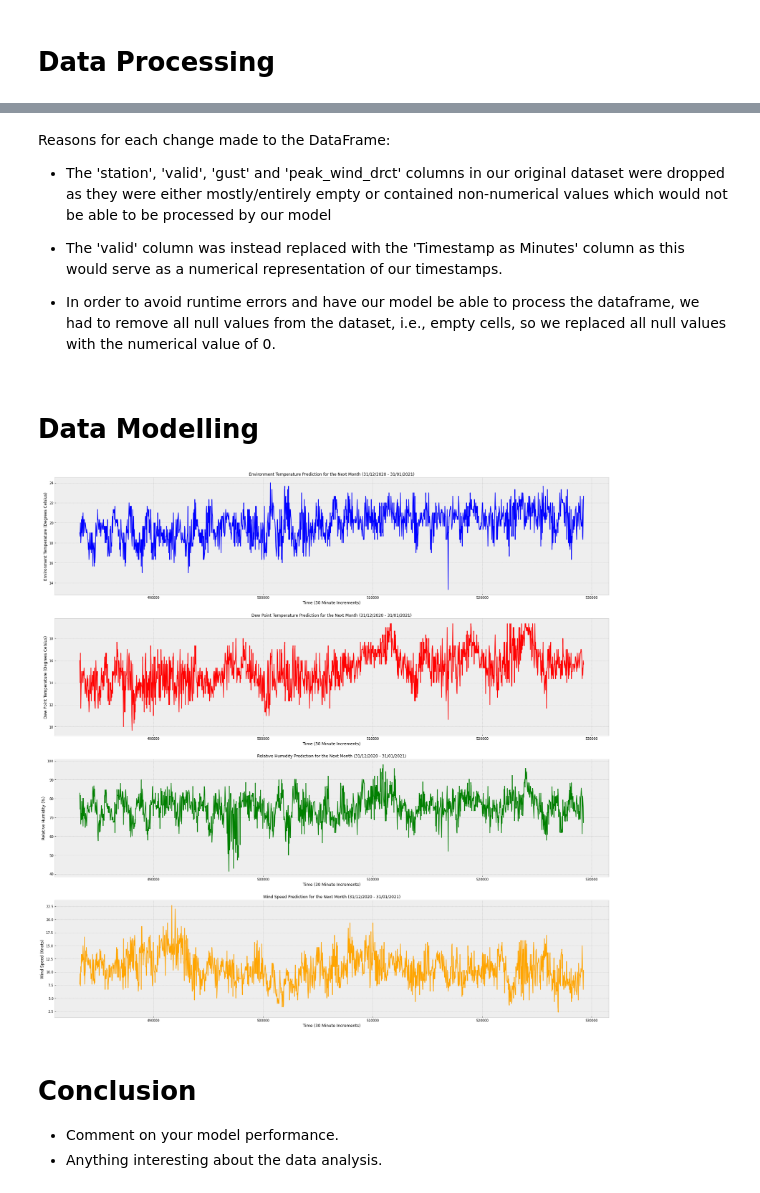
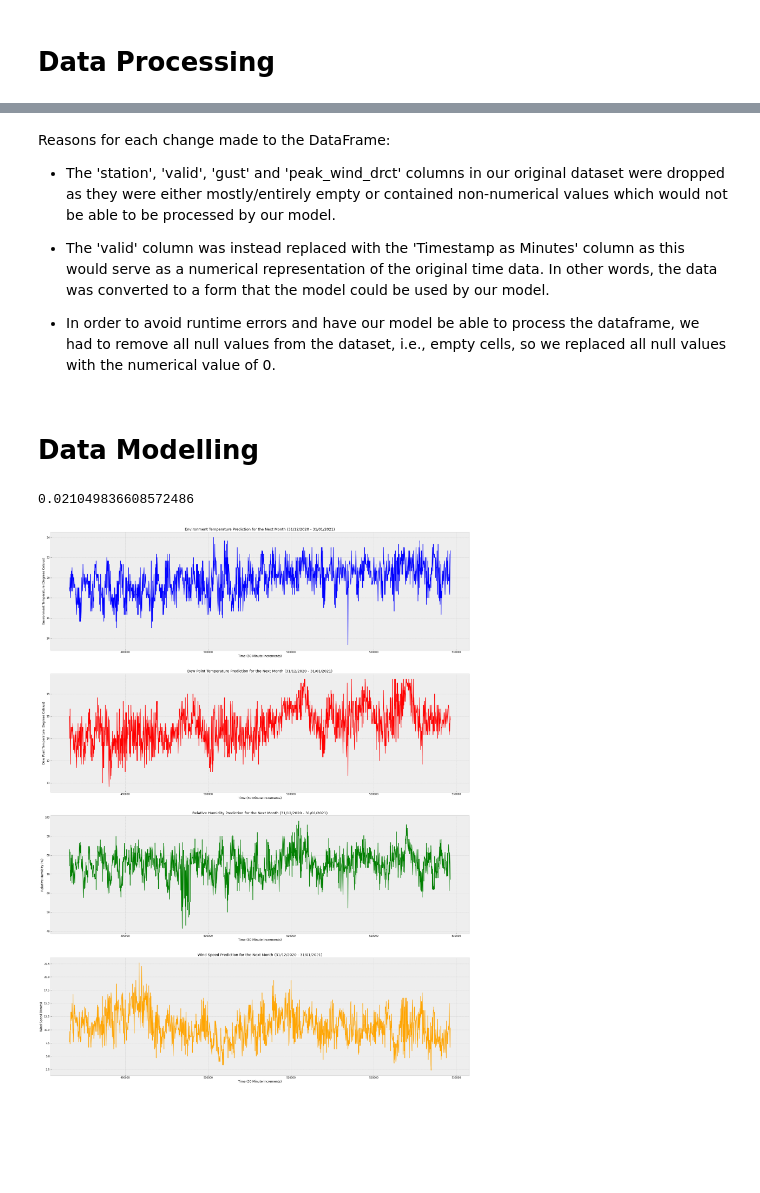
Before and after one commit to mwon369/MSA-Phase-2-2022-Data-Science-Project, a Jupyter notebook: submission.ipynb, the cells around one changed output, grey strips where cells are left out. Drawn from its saved outputs; the diff is of its cells as text; code cells hidden in the pictures; blank space fills up the shorter version.

```diff
--- a/submission.ipynb
+++ b/submission.ipynb
@@ -168,9 +200,9 @@ memory usage: 4.0 MB
 Reasons for each change made to the DataFrame:
 
 
-- The 'station', 'valid', 'gust' and 'peak_wind_drct' columns in our original dataset were dropped as they were either mostly/entirely empty or contained non-numerical values which would not be able to be processed by our model
+- The 'station', 'valid', 'gust' and 'peak_wind_drct' columns in our original dataset were dropped as they were either mostly/entirely empty or contained non-numerical values which would not be able to be processed by our model.
 
-- The 'valid' column was instead replaced with the 'Timestamp as Minutes' column as this would serve as a numerical representation of our timestamps.
+- The 'valid' column was instead replaced with the 'Timestamp as Minutes' column as this would serve as a numerical representation of the original time data. In other words, the data was converted to a form that the model could be used by our model.
 
 - In order to avoid runtime errors and have our model be able to process the dataframe, we had to remove all null values from the dataset, i.e., empty cells, so we replaced all null values with the numerical value of 0.
 # %% [markdown]
@@ -179,9 +211,11 @@ Reasons for each change made to the DataFrame:
 # An exhaustive list of models can be found in sci-kit learn in this link: https://scikit-learn.org/stable/supervised_learning.html
 # The url takes you to supervised learning which is what you will be dealing with for this phase.
 
+# We will be using the KNN model to make our predictions
 knn_model = KNeighborsRegressor(n_neighbors=3)
 knn_model.fit(x_tmpc_train, y_tmpc_train)
-knn_model.score(x_tmpc_test, y_tmpc_test)
+print(knn_model.score(x_tmpc_test, y_tmpc_test))
+
 
 month_prediction_timeframe = []
 minutes = 483240
@@ -202,43 +236,39 @@ prediction = knn_model.predict(month_prediction_timeframe_df)
 
 prediction_df = pd.DataFrame(prediction, columns=["0","1","2","3"])
 prediction_df.insert(0, "Future Month Timeframe", month_prediction_timeframe)
 
 for i in range(1536):
     # 1412 is the index in our dataframe where the minutes reset to 0
     if i >= 1412:
         prediction_df.at[i, "Future Month Timeframe"] = 525570 + prediction_df._get_value(i, "Future Month Timeframe")
 
 # graph the predictions
 plt.style.use("bmh")
-fig1, (ax1, ax2, ax3, ax4) = plt.subplots(nrows=4, ncols=1)
+fig2, (ax1, ax2, ax3, ax4) = plt.subplots(nrows=4, ncols=1)
 
 ax1.plot(prediction_df["Future Month Timeframe"], prediction_df["0"], color="blue")
-ax1.set_title("Environment Temperature Prediction for the Next Month (31/12/2020 - 31/01/2021)", size=12)
+ax1.set_title("Environment Temperature Prediction for the Next Month (31/12/2020 - 31/01/2021)")
 ax1.set_xlabel("Time (30 Minute Increments)")
 ax1.set_ylabel("Environment Temperature (Degrees Celsius)")
 
 ax2.plot(prediction_df["Future Month Timeframe"], prediction_df["1"], color="red")
-ax2.set_title("Dew Point Temperature Prediction for the Next Month (31/12/2020 - 31/01/2021)", size=12)
+ax2.set_title("Dew Point Temperature Prediction for the Next Month (31/12/2020 - 31/01/2021)")
 ax2.set_xlabel("Time (30 Minute Increments)")
 ax2.set_ylabel("Dew Point Temperature (Degrees Celsius)")
 
 ax3.plot(prediction_df["Future Month Timeframe"], prediction_df["2"], color="green")
-ax3.set_title("Relative Humidity Prediction for the Next Month (31/12/2020 - 31/01/2021)", size=12)
+ax3.set_title("Relative Humidity Prediction for the Next Month (31/12/2020 - 31/01/2021)")
 ax3.set_xlabel("Time (30 Minute Increments)")
 ax3.set_ylabel("Relative Humidity (%)")
 
 ax4.plot(prediction_df["Future Month Timeframe"], prediction_df["3"], color="orange")
-ax4.set_title("Wind Speed Prediction for the Next Month (31/12/2020 - 31/01/2021)", size=12)
+ax4.set_title("Wind Speed Prediction for the Next Month (31/12/2020 - 31/01/2021)")
 ax4.set_xlabel("Time (30 Minute Increments)")
 ax4.set_ylabel("Wind Speed (Knots)")
 
-fig1.set_size_inches(30, 30)
+fig2.set_size_inches(30, 40)
 
-fig1.show()
+fig2.show()
 # %% [output]
+0.021049836608572486
-[figure, old version]
+[figure, new version]
-# %% [markdown]
-# Conclusion
-
-* Comment on your model performance.
-* Anything interesting about the data analysis.
```
Also changed, not shown: parts of 3 cells of this notebook.
